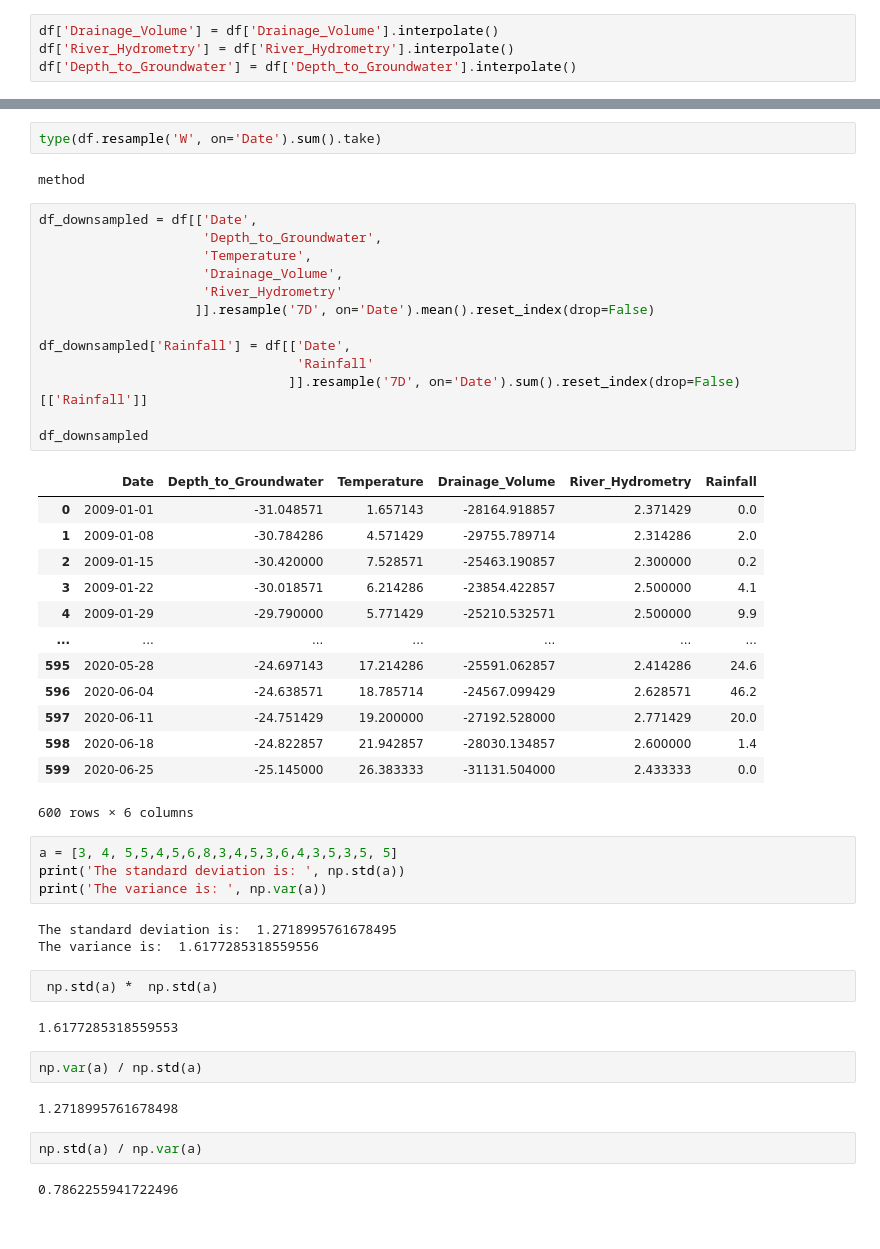
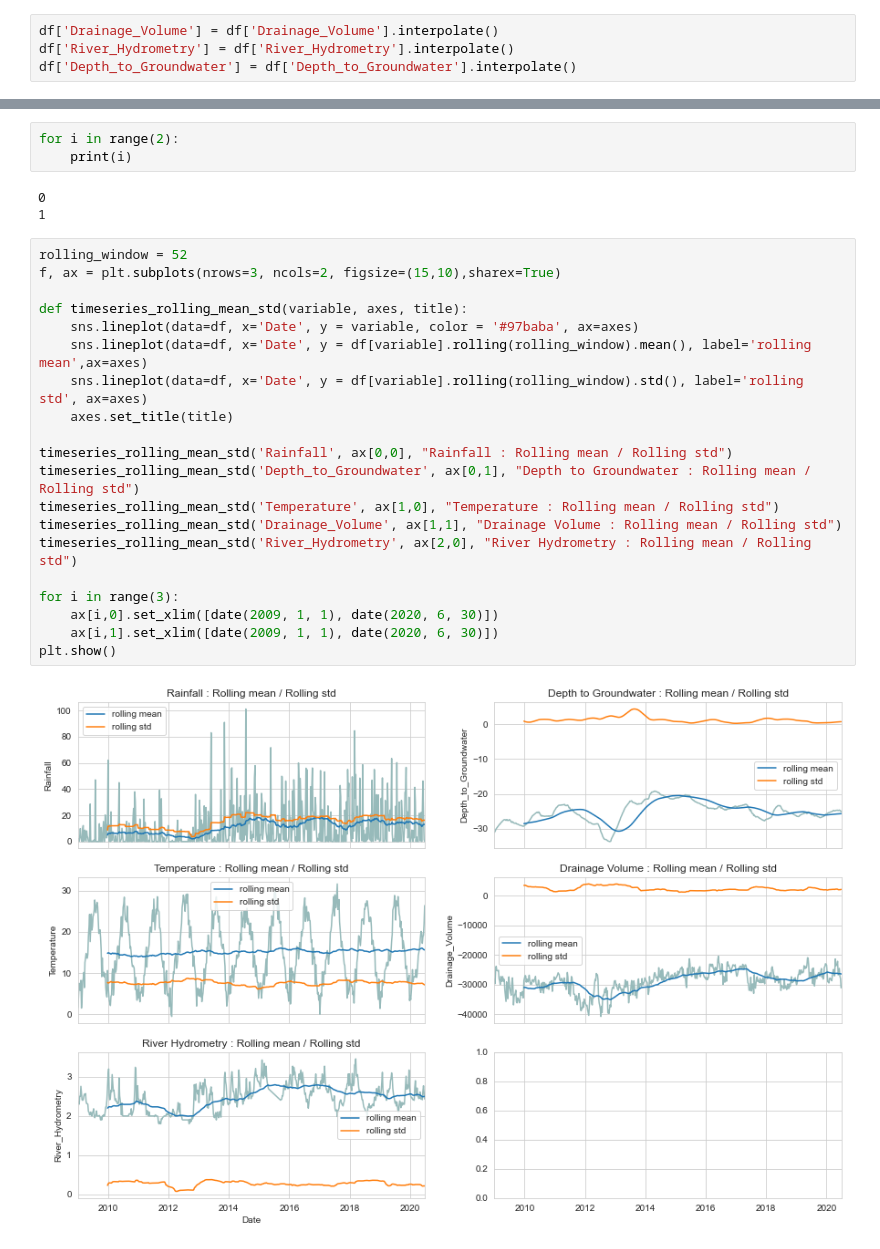
Before and after one commit to AshlanH/water_analytics, a Jupyter notebook: Aquifer_Petrignano_test_stage.ipynb, the cells around one changed output, grey strips where cells are left out. Cells and saved outputs as stored; diff of their text form.

Commit message:
fourth checkpoint - plotting time series

```diff
--- a/Aquifer_Petrignano_test_stage.ipynb
+++ b/Aquifer_Petrignano_test_stage.ipynb
@@ -192,50 +112,28 @@ Text(0.5, 1.0, 'Weekly Rainfall (Acc.)')
-# %%
-type(df.resample('W', on='Date').sum().take)
-# %% [output]
-method
-# %%
-df_downsampled = df[['Date',
-                     'Depth_to_Groundwater',
-                     'Temperature',
-                     'Drainage_Volume',
-                     'River_Hydrometry'
-                    ]].resample('7D', on='Date').mean().reset_index(drop=False)
-
-df_downsampled['Rainfall'] = df[['Date',
-                                 'Rainfall'
-                                ]].resample('7D', on='Date').sum().reset_index(drop=False)[['Rainfall']]
-
-df_downsampled
-# %% [output]
-|  | Date | Depth_to_Groundwater | Temperature | Drainage_Volume | River_Hydrometry | Rainfall |
-| 0 | 2009-01-01 | -31.048571 | 1.657143 | -28164.918857 | 2.371429 | 0.0 |
-| 1 | 2009-01-08 | -30.784286 | 4.571429 | -29755.789714 | 2.314286 | 2.0 |
-| 2 | 2009-01-15 | -30.420000 | 7.528571 | -25463.190857 | 2.300000 | 0.2 |
-| 3 | 2009-01-22 | -30.018571 | 6.214286 | -23854.422857 | 2.500000 | 4.1 |
-| 4 | 2009-01-29 | -29.790000 | 5.771429 | -25210.532571 | 2.500000 | 9.9 |
-| ... | ... | ... | ... | ... | ... | ... |
-| 595 | 2020-05-28 | -24.697143 | 17.214286 | -25591.062857 | 2.414286 | 24.6 |
-| 596 | 2020-06-04 | -24.638571 | 18.785714 | -24567.099429 | 2.628571 | 46.2 |
-| 597 | 2020-06-11 | -24.751429 | 19.200000 | -27192.528000 | 2.771429 | 20.0 |
-| 598 | 2020-06-18 | -24.822857 | 21.942857 | -28030.134857 | 2.600000 | 1.4 |
-| 599 | 2020-06-25 | -25.145000 | 26.383333 | -31131.504000 | 2.433333 | 0.0 |
-600 rows × 6 columns
-# %%
-a = [3, 4, 5,5,4,5,6,8,3,4,5,3,6,4,3,5,3,5, 5]
-print('The standard deviation is: ', np.std(a))
-print('The variance is: ', np.var(a))
-# %% [output]
-The standard deviation is:  1.2718995761678495
-The variance is:  1.6177285318559556
-# %%
- np.std(a) *  np.std(a)
-# %% [output]
-1.6177285318559553
-# %%
-np.var(a) / np.std(a)
-# %% [output]
-1.2718995761678498
-# %%
-np.std(a) / np.var(a)
-# %% [output]
-0.7862255941722496
+# %%
+for i in range(2):
+    print(i)
+# %% [output]
+0
+1
+# %%
+rolling_window = 52
+f, ax = plt.subplots(nrows=3, ncols=2, figsize=(15,10),sharex=True)
+
+def timeseries_rolling_mean_std(variable, axes, title):
+    sns.lineplot(data=df, x='Date', y = variable, color = '#97baba', ax=axes)
+    sns.lineplot(data=df, x='Date', y = df[variable].rolling(rolling_window).mean(), label='rolling mean',ax=axes)
+    sns.lineplot(data=df, x='Date', y = df[variable].rolling(rolling_window).std(), label='rolling std', ax=axes)
+    axes.set_title(title)
+
+timeseries_rolling_mean_std('Rainfall', ax[0,0], "Rainfall : Rolling mean / Rolling std")
+timeseries_rolling_mean_std('Depth_to_Groundwater', ax[0,1], "Depth to Groundwater : Rolling mean / Rolling std")
+timeseries_rolling_mean_std('Temperature', ax[1,0], "Temperature : Rolling mean / Rolling std")
+timeseries_rolling_mean_std('Drainage_Volume', ax[1,1], "Drainage Volume : Rolling mean / Rolling std")
+timeseries_rolling_mean_std('River_Hydrometry', ax[2,0], "River Hydrometry : Rolling mean / Rolling std")
+
+for i in range(3):
+    ax[i,0].set_xlim([date(2009, 1, 1), date(2020, 6, 30)])
+    ax[i,1].set_xlim([date(2009, 1, 1), date(2020, 6, 30)])
+plt.show()
+# %% [output]
+[figure, added]
```
Also changed, not shown: parts of 14 cells of this notebook, 1 other file.
